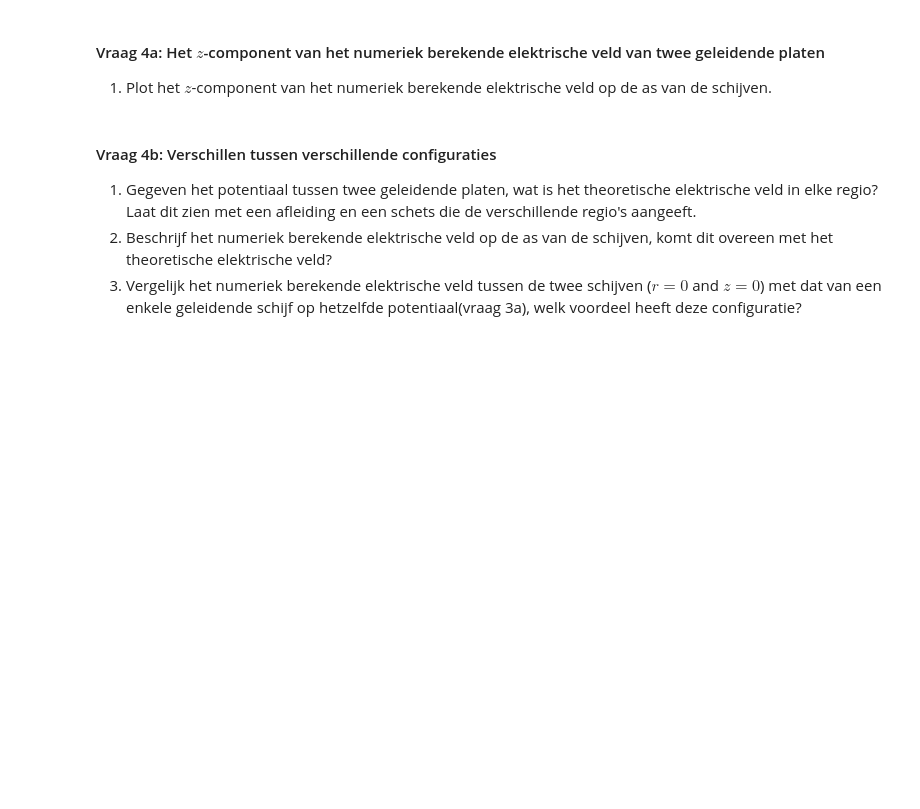
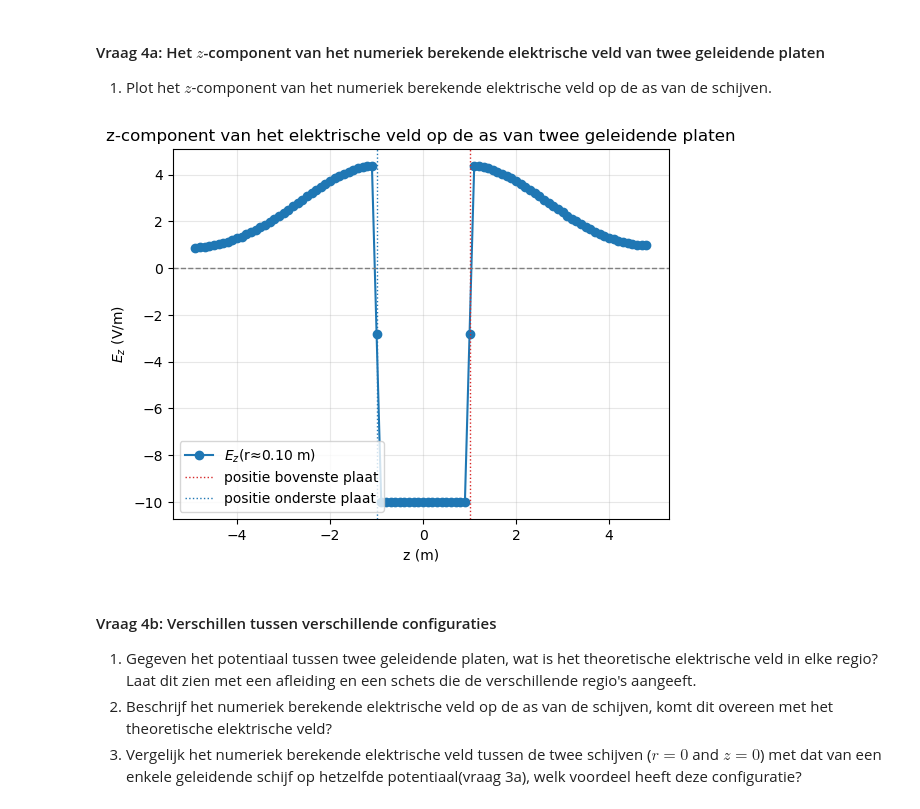
Before and after one commit to AnnetMoeleker/opdrachten-DEF-D, a Jupyter notebook: DigitaleOntwerpopdrachten/1CondensatorOpdracht/CondensatorOntwerpopdracht.ipynb, the cells around one changed output. Drawn from its saved outputs; the diff is of its cells as text; code cells hidden in the pictures; blank space fills up the shorter version.

```diff
--- a/DigitaleOntwerpopdrachten/1CondensatorOpdracht/CondensatorOntwerpopdracht.ipynb
+++ b/DigitaleOntwerpopdrachten/1CondensatorOpdracht/CondensatorOntwerpopdracht.ipynb
@@ -483,9 +631,24 @@ plot_results_disk(Ez, Er, normE, V, r, z, grid_step, disk_radius, z_pos_disk1, z
 
 1. Plot het $z$-component van het numeriek berekende elektrische veld op de as van de schijven.
 # %%
-###
-###your code here###
-###
+#4a
+# Neem de as als de r-waarde die het dichtst bij 0 ligt
+idx_r_axis = np.argmin(np.abs(r_for_E))
+Ez_on_axis = Ez[:, idx_r_axis]
+
+plt.figure()
+plt.plot(z_for_E, Ez_on_axis, 'o-', label=rf'$E_z$(r≈{r_for_E[idx_r_axis]:.2f} m)')
+plt.axhline(0, color='gray', linestyle='--', linewidth=1)
+plt.axvline(z_pos_disk1, color='tab:red', linestyle=':', linewidth=1, label='positie bovenste plaat')
+plt.axvline(z_pos_disk2, color='tab:blue', linestyle=':', linewidth=1, label='positie onderste plaat')
+plt.xlabel('z (m)')
+plt.ylabel(r'$E_z$ (V/m)')
+plt.title('z-component van het elektrische veld op de as van twee geleidende platen')
+plt.legend()
+plt.grid(alpha=0.3)
+plt.show()
+# %% [output]
+[figure, added]
 # %% [markdown]
 #### Vraag 4b: Verschillen tussen verschillende configuraties
 
```
Also changed, not shown: parts of 11 cells of this notebook.
